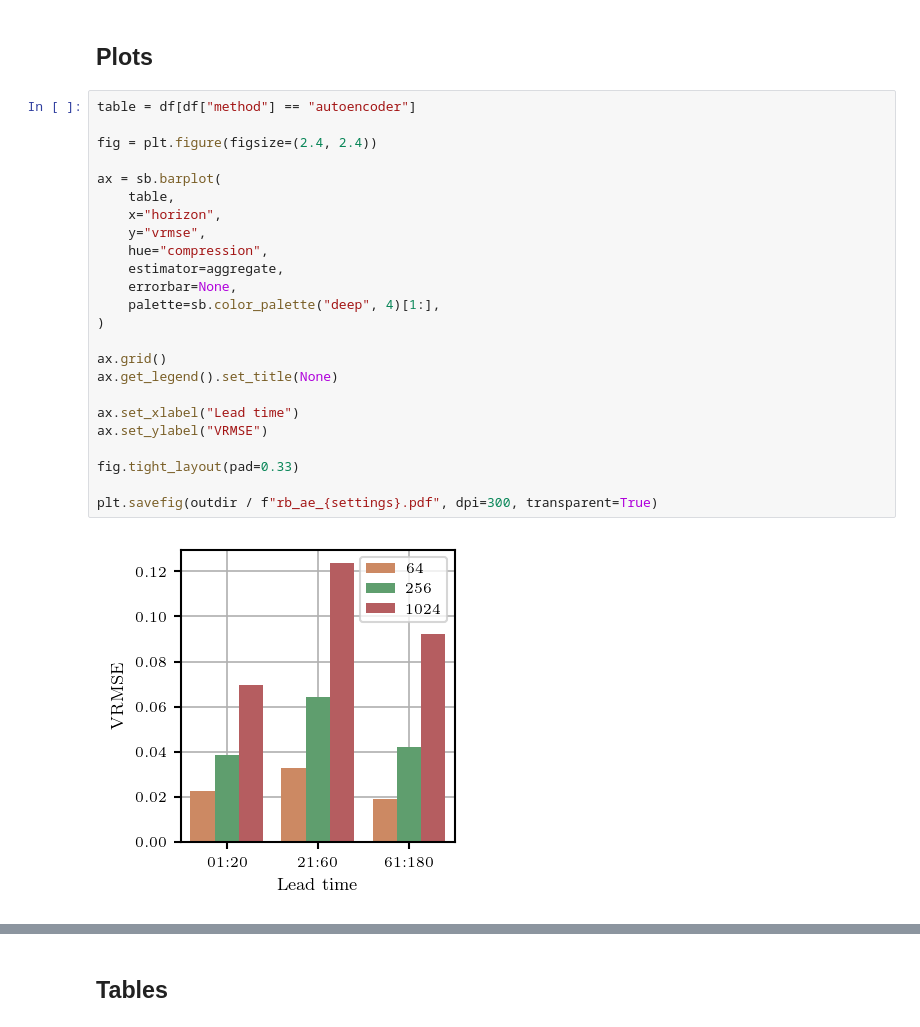
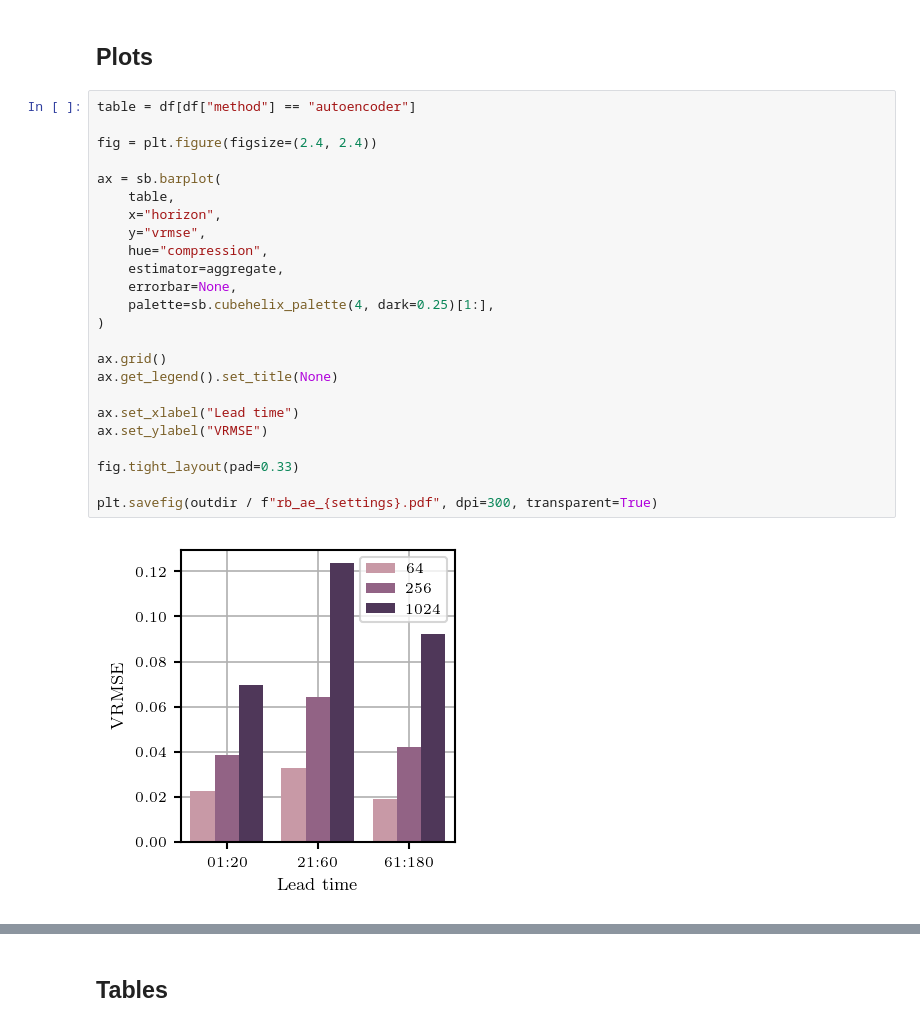
Before and after one commit to ksimotas/lola, a Jupyter notebook: experiments/rayleigh_benard/figures.ipynb, the cells around one changed output, grey strips where cells are left out. Drawn from its saved outputs; the diff is of its cells as text.

```diff
--- a/experiments/rayleigh_benard/figures.ipynb
+++ b/experiments/rayleigh_benard/figures.ipynb
@@ -127,29 +127,29 @@ def aggregate(x):
 # %%
 table = df[df["method"] == "autoencoder"]
 
 fig = plt.figure(figsize=(2.4, 2.4))
 
 ax = sb.barplot(
     table,
     x="horizon",
     y="vrmse",
     hue="compression",
     estimator=aggregate,
     errorbar=None,
-    palette=sb.color_palette("deep", 4)[1:],
+    palette=sb.cubehelix_palette(4, dark=0.25)[1:],
 )
 
 ax.grid()
 ax.get_legend().set_title(None)
 
 ax.set_xlabel("Lead time")
 ax.set_ylabel("VRMSE")
 
 fig.tight_layout(pad=0.33)
 
 plt.savefig(outdir / f"rb_ae_{settings}.pdf", dpi=300, transparent=True)
 # %% [output]
-[figure, old version]
+[figure, new version]
 # %%
 table = df[df["method"] != "autoencoder"]
 
```
Also changed, not shown: parts of 1 cell of this notebook, 2 other files.
